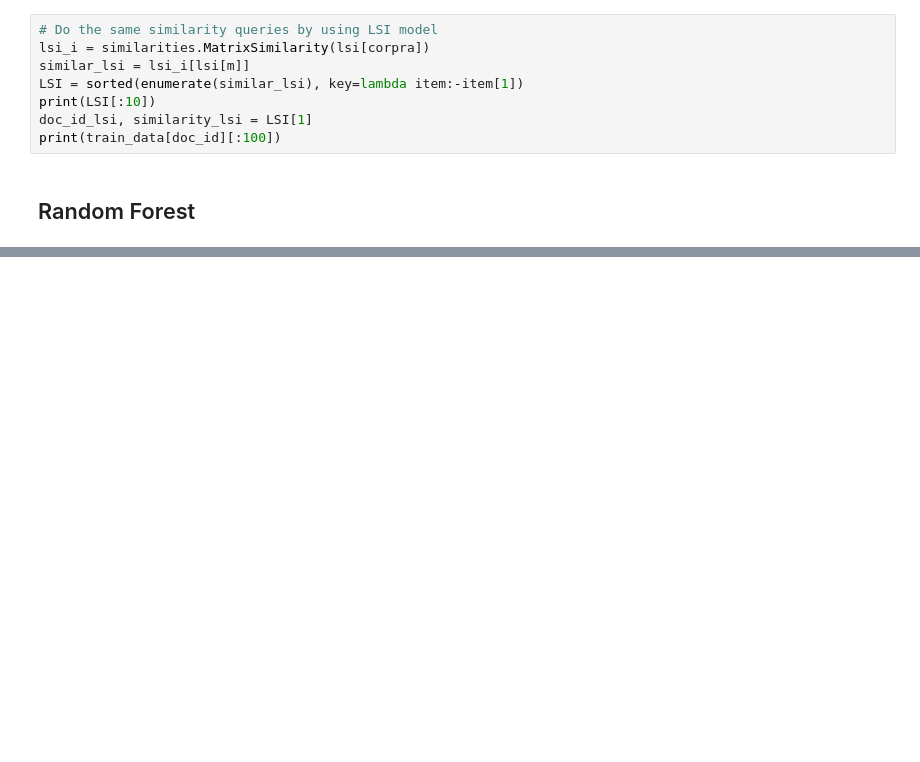
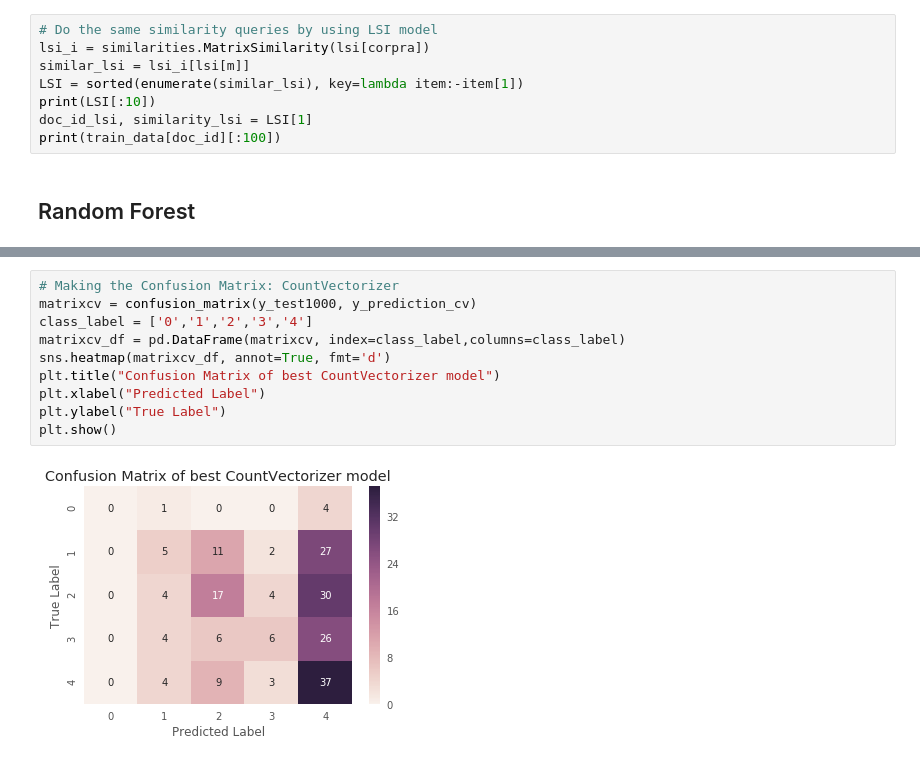
Before and after one commit to juew72/pet-adoptionspeed, a Jupyter notebook: NLP.ipynb, the cells around one changed output, grey strips where cells are left out. Saved outputs shown, nothing was run; the diff lists cells and outputs as text; blank space fills up the shorter version.

```diff
--- a/NLP.ipynb
+++ b/NLP.ipynb
@@ -231,0 +478,12 @@ avg / total       0.30      0.26      0.27       410
+# %%
+# Making the Confusion Matrix: CountVectorizer
+matrixcv = confusion_matrix(y_test1000, y_prediction_cv)
+class_label = ['0','1','2','3','4']
+matrixcv_df = pd.DataFrame(matrixcv, index=class_label,columns=class_label)
+sns.heatmap(matrixcv_df, annot=True, fmt='d')
+plt.title("Confusion Matrix of best CountVectorizer model")
+plt.xlabel("Predicted Label")
+plt.ylabel("True Label")
+plt.show()
+# %% [output]
+[figure, added]
```
Also changed, not shown: parts of 38 cells of this notebook.
